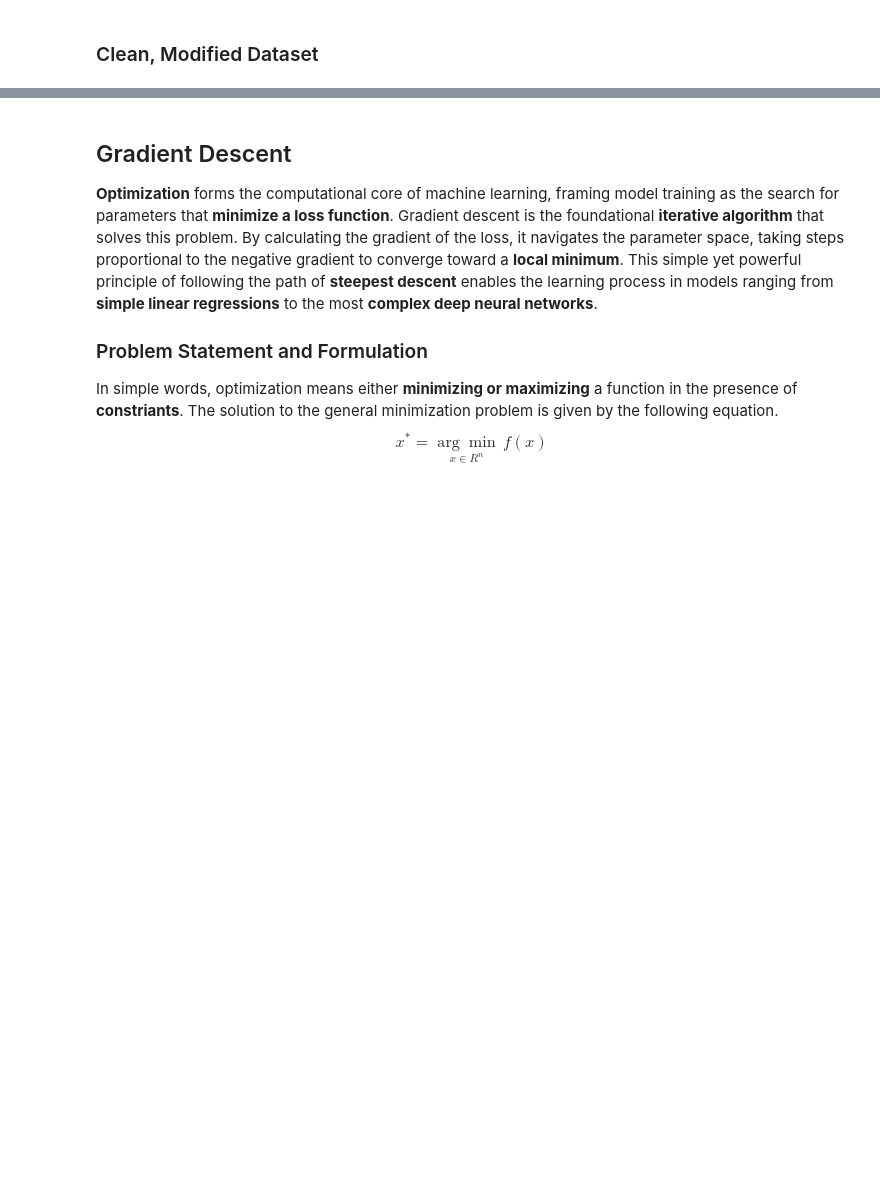
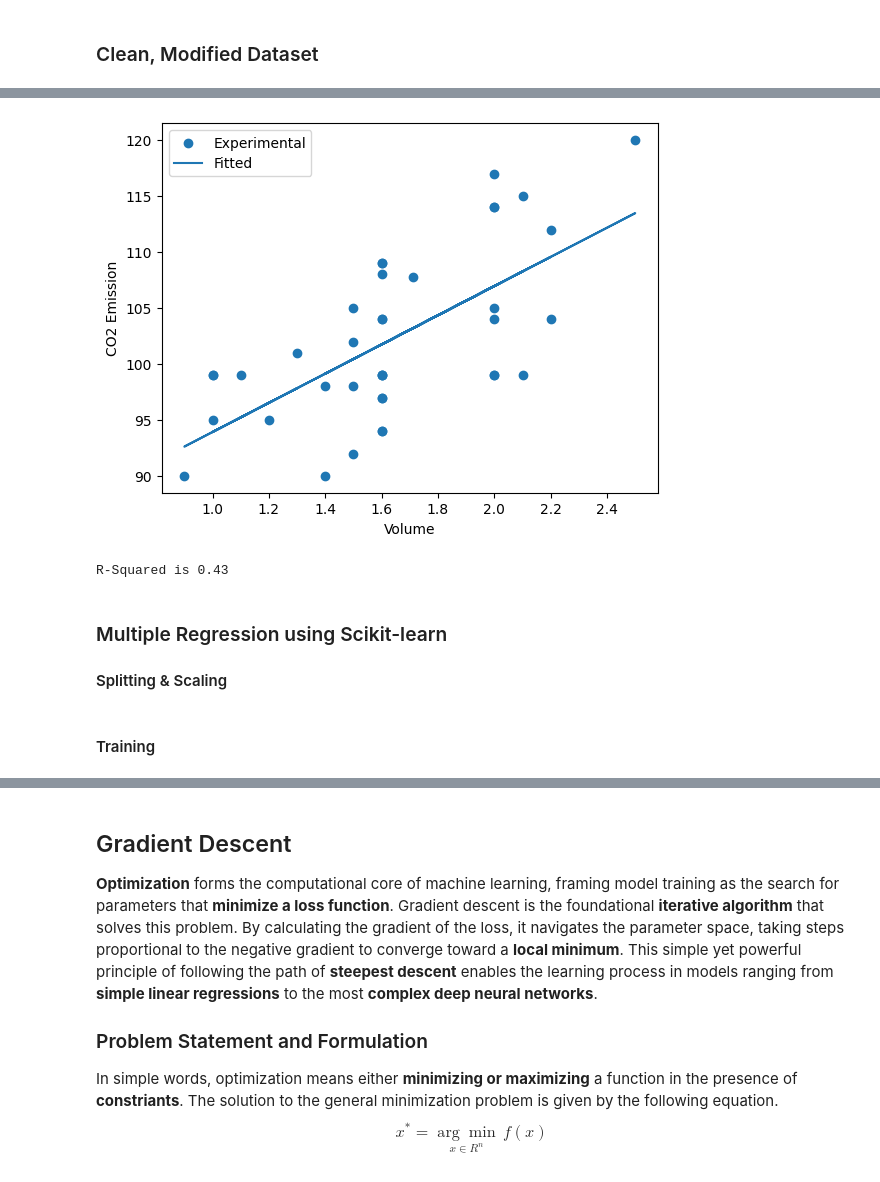
Before and after one commit to AmirhosseinMuhammadi/machine-learning-course, a Jupyter notebook: notebooks/chapter_03_linearity.ipynb, the cells around one changed output, grey strips where cells are left out. Saved outputs shown, nothing was run; the diff lists cells and outputs as text; code cells hidden in the pictures; blank space fills up the shorter version.

```diff
--- a/notebooks/chapter_03_linearity.ipynb
+++ b/notebooks/chapter_03_linearity.ipynb
@@ -252,0 +321,18 @@ df.to_csv("../data/processed/co2_emission_modified.csv", index = False)
+# %%
+import numpy as np
+
+def linear_regression(X: list, y: list) -> tuple:
+    X_mean = np.mean(X)
+    y_mean = np.mean(y)
+
+    numerator = 0
+    denominator = 0
+    for i in range(len(X)):
+        numerator += (X[i] - X_mean)*(y[i] - y_mean)
+        denominator += (X[i] - X_mean) ** 2
+
+    #fiting the best line
+    slope = numerator / denominator
+    intercept = y_mean - slope * X_mean
+
+    return slope, intercept
@@ -252,0 +346,27 @@ df.to_csv("../data/processed/co2_emission_modified.csv", index = False)
+# %%
+model = lambda x: slope * x + intercept
+predicted_values = list(map(model, X))
+
+plt.scatter(X, y, label = "Experimental")
+plt.plot(X, predicted_values, label = "Fitted")
+plt.xlabel("Volume")
+plt.ylabel("CO2 Emission")
+plt.legend()
+plt.show()
+# %% [output]
+[figure, added]
+# %%
+def calculate_r2_score(y_true: list, y_pred: list) -> float:
+    y_mean = np.mean(y_true)
+    ss_res, ss_tot = 0, 0
+    for i in range(len(y_true)):
+        ss_res += (y_true[i] - y_pred[i]) ** 2
+        ss_tot += (y_true[i] - y_mean) ** 2
+
+    r2_score = 1 - ss_res / ss_tot
+    return r2_score
+
+r2_score = calculate_r2_score(y, predicted_values)
+print(f"R-Squared is {r2_score:.2f}")
+# %% [output]
+R-Squared is 0.43
@@ -252,0 +387,3 @@ df.to_csv("../data/processed/co2_emission_modified.csv", index = False)
+# %% [markdown]
+### Multiple Regression using Scikit-learn
+#### Splitting & Scaling
@@ -252,0 +405,2 @@ df.to_csv("../data/processed/co2_emission_modified.csv", index = False)
+# %% [markdown]
+#### Training
```
Also changed, not shown: parts of 25 cells of this notebook, 2 other files.
